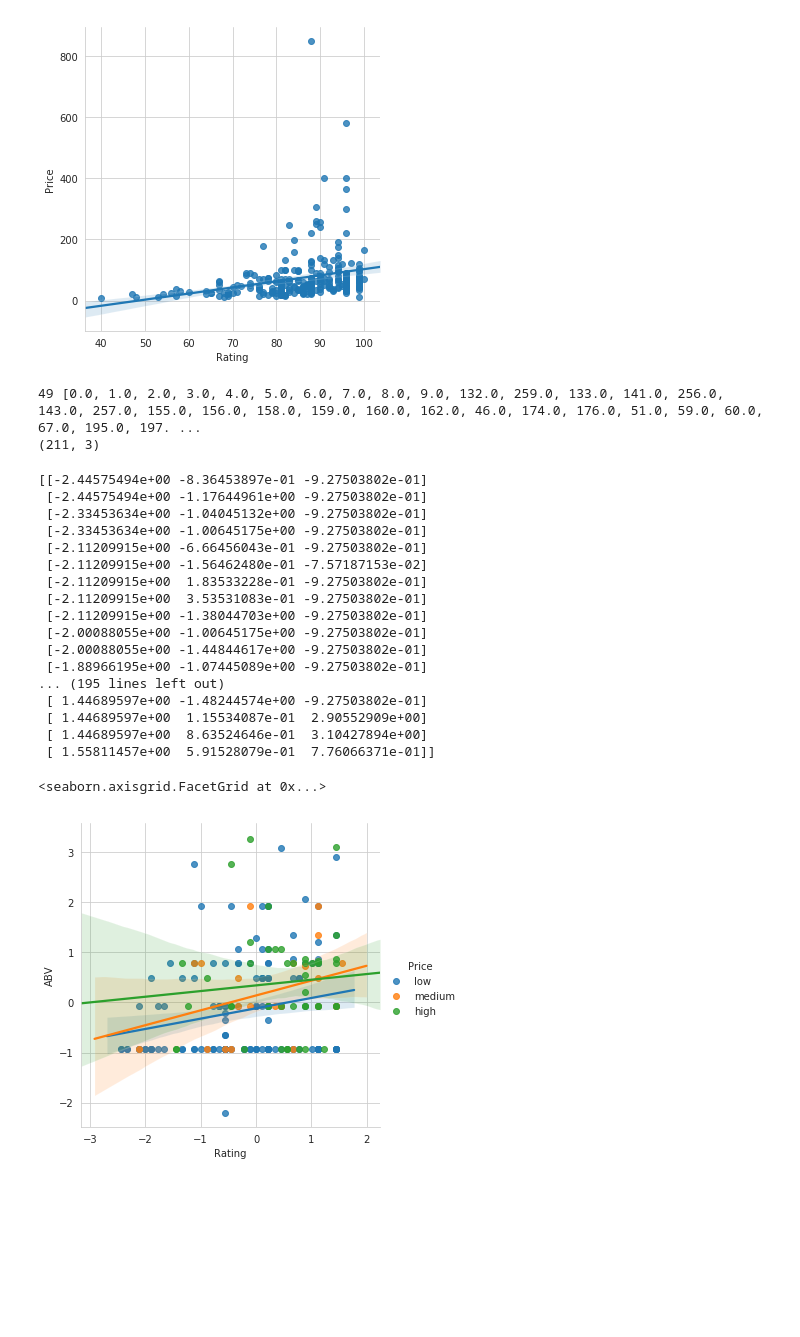
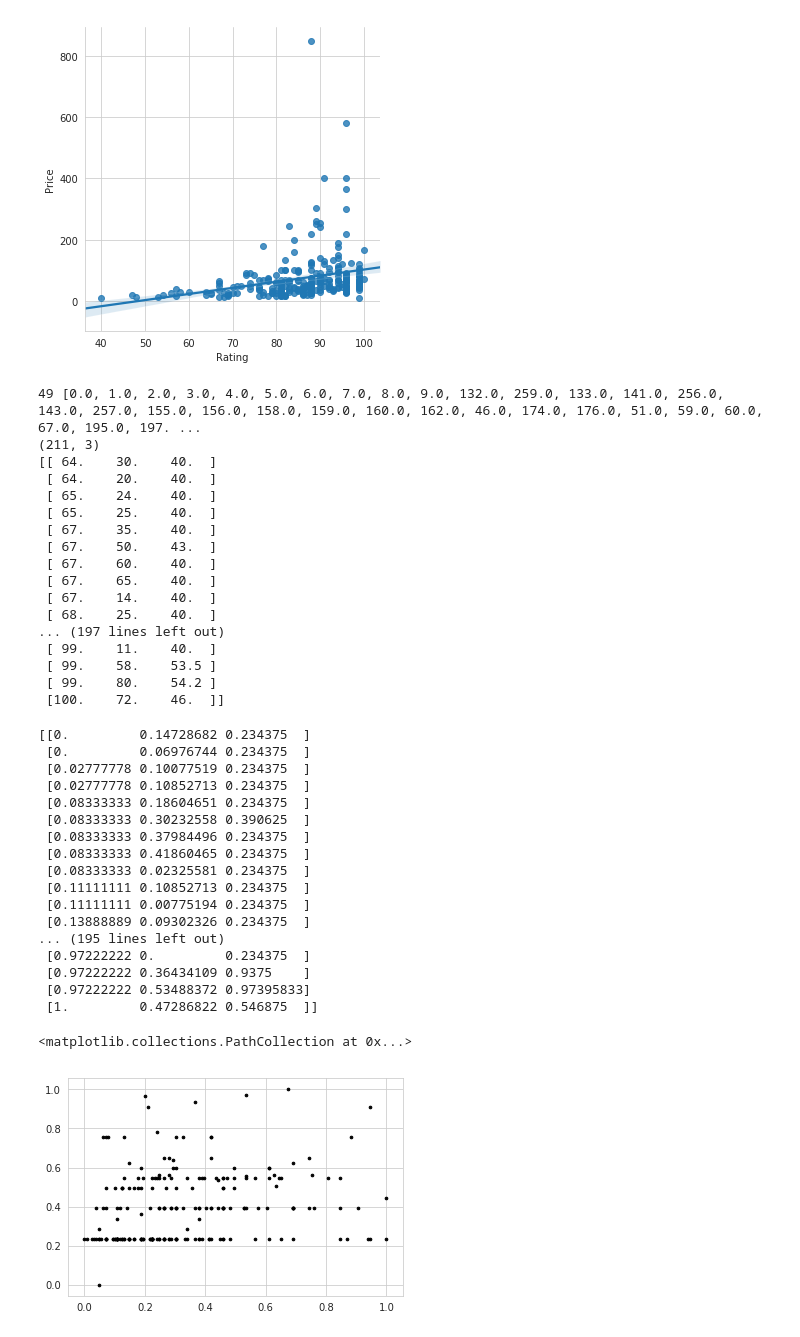
Before and after one commit to pongngai/WhiskeyMining, a Jupyter notebook: Cluster.ipynb, the cells around one changed output. Cells and saved outputs as stored; diff of their text form; code cells hidden in the pictures; blank space fills up the shorter version.

```diff
--- a/Cluster.ipynb
+++ b/Cluster.ipynb
@@ -84,40 +84,58 @@ idx = all_out(data)
 print(len(idx),idx)
 data = np.delete(data, idx, axis=0)
 print(data.shape)
+print(data)
 # %% [output]
 49 [0.0, 1.0, 2.0, 3.0, 4.0, 5.0, 6.0, 7.0, 8.0, 9.0, 132.0, 259.0, 133.0, 141.0, 256.0, 143.0, 257.0, 155.0, 156.0, 158.0, 159.0, 160.0, 162.0, 46.0, 174.0, 176.0, 51.0, 59.0, 60.0, 67.0, 195.0, 197. ...
 (211, 3)
+[[ 64.    30.    40.  ]
+ [ 64.    20.    40.  ]
+ [ 65.    24.    40.  ]
+ [ 65.    25.    40.  ]
+ [ 67.    35.    40.  ]
+ [ 67.    50.    43.  ]
+ [ 67.    60.    40.  ]
+ [ 67.    65.    40.  ]
+ [ 67.    14.    40.  ]
+ [ 68.    25.    40.  ]
+... (197 lines left out)
+ [ 99.    11.    40.  ]
+ [ 99.    58.    53.5 ]
+ [ 99.    80.    54.2 ]
+ [100.    72.    46.  ]]
 # %%
-data = StandardScaler().fit_transform(data)
+data = MinMaxScaler().fit_transform(data)
 print(data)
 # %% [output]
-[[-2.44575494e+00 -8.36453897e-01 -9.27503802e-01]
- [-2.44575494e+00 -1.17644961e+00 -9.27503802e-01]
- [-2.33453634e+00 -1.04045132e+00 -9.27503802e-01]
- [-2.33453634e+00 -1.00645175e+00 -9.27503802e-01]
- [-2.11209915e+00 -6.66456043e-01 -9.27503802e-01]
- [-2.11209915e+00 -1.56462480e-01 -7.57187153e-02]
- [-2.11209915e+00  1.83533228e-01 -9.27503802e-01]
- [-2.11209915e+00  3.53531083e-01 -9.27503802e-01]
- [-2.11209915e+00 -1.38044703e+00 -9.27503802e-01]
- [-2.00088055e+00 -1.00645175e+00 -9.27503802e-01]
- [-2.00088055e+00 -1.44844617e+00 -9.27503802e-01]
- [-1.88966195e+00 -1.07445089e+00 -9.27503802e-01]
+[[0.         0.14728682 0.234375  ]
+ [0.         0.06976744 0.234375  ]
+ [0.02777778 0.10077519 0.234375  ]
+ [0.02777778 0.10852713 0.234375  ]
+ [0.08333333 0.18604651 0.234375  ]
+ [0.08333333 0.30232558 0.390625  ]
+ [0.08333333 0.37984496 0.234375  ]
+ [0.08333333 0.41860465 0.234375  ]
+ [0.08333333 0.02325581 0.234375  ]
+ [0.11111111 0.10852713 0.234375  ]
+ [0.11111111 0.00775194 0.234375  ]
+ [0.13888889 0.09302326 0.234375  ]
 ... (195 lines left out)
- [ 1.44689597e+00 -1.48244574e+00 -9.27503802e-01]
- [ 1.44689597e+00  1.15534087e-01  2.90552909e+00]
- [ 1.44689597e+00  8.63524646e-01  3.10427894e+00]
- [ 1.55811457e+00  5.91528079e-01  7.76066371e-01]]
+ [0.97222222 0.         0.234375  ]
+ [0.97222222 0.36434109 0.9375    ]
+ [0.97222222 0.53488372 0.97395833]
+ [1.         0.47286822 0.546875  ]]
 # %%
-label = np.array(['low' if d <= 1/3  else 'medium' if d <= 2/3 else 'high' for d in data[:,1]])
+label = np.array(['low' if d <= 1/3  else 'medium' if d <= 2/3 else 'high' for d in data[:,0]]) # Convert rating to low medium high
 # %%
-wk = pd.DataFrame(data={"Rating":(data[:,0]),
+wk = pd.DataFrame(data={"Price":(data[:,1]),
                         "ABV":(data[:,2]),
-                        "Price":(label)})
+                         "Rating":(label)})
-# %%
-sns.set_style('whitegrid')
-sns.lmplot('Rating','ABV',data=wk, hue='Price')
-# %% [output]
-<seaborn.axisgrid.FacetGrid at 0x...>
-[figure, removed]
+# %%
+f1 = wk['Price'].values
+f2 = wk['ABV'].values
+X = np.array(list(zip(f1, f2)))
+plt.scatter(f1, f2, c='black', s=7)
+# %% [output]
+<matplotlib.collections.PathCollection at 0x...>
+[figure, added]
 # %%
```
Also changed, not shown: parts of 8 cells of this notebook.
